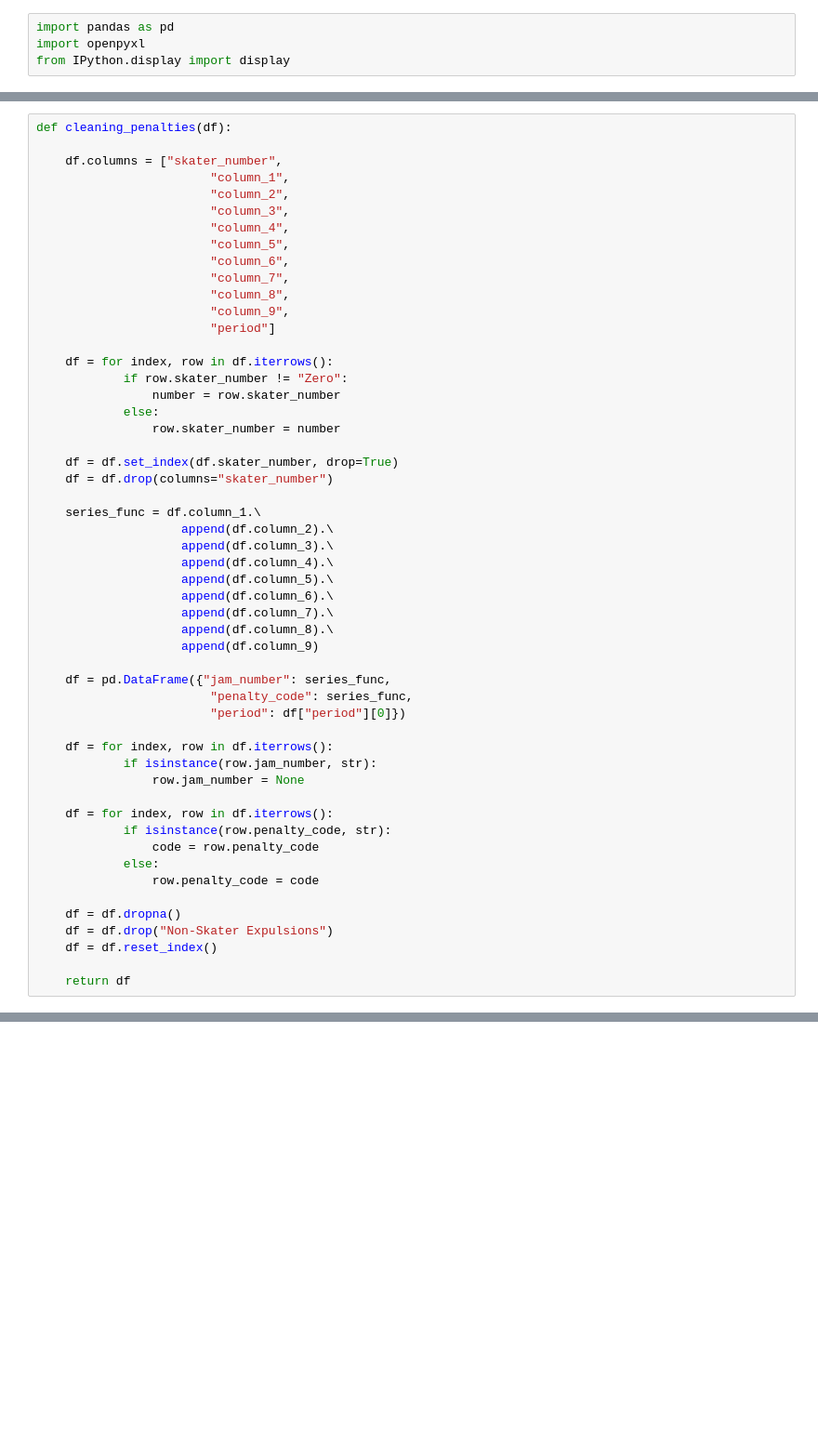
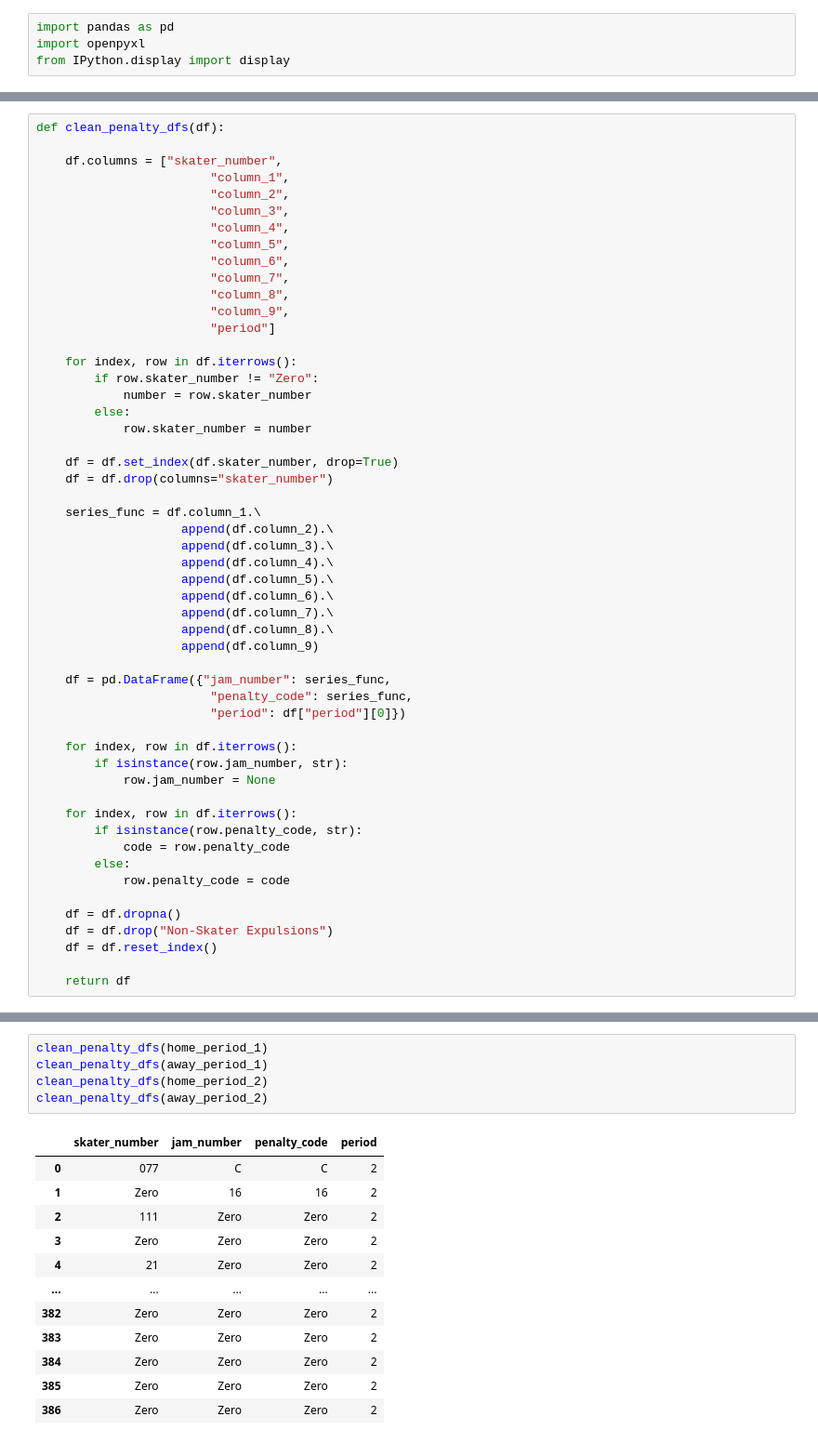
Before and after one commit to Jen-Dean/GGRD_DataBase, a Jupyter notebook: draft_notebooks/draft_penalties_function_version_1.ipynb, the cells around one changed output, grey strips where cells are left out. Shown at 93% size. Drawn from its saved outputs; the diff is of its cells as text; blank space fills up the shorter version.

```diff
--- a/draft_notebooks/draft_penalties_function_version_1.ipynb
+++ b/draft_notebooks/draft_penalties_function_version_1.ipynb
@@ -135,5 +141,5 @@ period_series
 # %%
-def cleaning_penalties(df):
+def clean_penalty_dfs(df):
 
     df.columns = ["skater_number",
                         "column_1",
@@ -147,11 +153,11 @@ def cleaning_penalties(df):
                         "column_9",
                         "period"]
 
-    df = for index, row in df.iterrows():
-            if row.skater_number != "Zero":
-                number = row.skater_number
-            else:
-                row.skater_number = number
+    for index, row in df.iterrows():
+        if row.skater_number != "Zero":
+            number = row.skater_number
+        else:
+            row.skater_number = number
 
     df = df.set_index(df.skater_number, drop=True)
     df = df.drop(columns="skater_number")
@@ -170,15 +176,15 @@ def cleaning_penalties(df):
                         "penalty_code": series_func,
                         "period": df["period"][0]})
 
-    df = for index, row in df.iterrows():
-            if isinstance(row.jam_number, str):
-                row.jam_number = None
+    for index, row in df.iterrows():
+        if isinstance(row.jam_number, str):
+            row.jam_number = None
 
-    df = for index, row in df.iterrows():
-            if isinstance(row.penalty_code, str):
-                code = row.penalty_code
-            else:
-                row.penalty_code = code
+    for index, row in df.iterrows():
+        if isinstance(row.penalty_code, str):
+            code = row.penalty_code
+        else:
+            row.penalty_code = code
 
     df = df.dropna()
     df = df.drop("Non-Skater Expulsions")
@@ -189,0 +194,18 @@ cleaning_penalties(home_period_1)
+# %%
+clean_penalty_dfs(home_period_1)
+clean_penalty_dfs(away_period_1)
+clean_penalty_dfs(home_period_2)
+clean_penalty_dfs(away_period_2)
+# %% [output]
+|  | skater_number | jam_number | penalty_code | period |
+| 0 | 077 | C | C | 2 |
+| 1 | Zero | 16 | 16 | 2 |
+| 2 | 111 | Zero | Zero | 2 |
+| 3 | Zero | Zero | Zero | 2 |
+| 4 | 21 | Zero | Zero | 2 |
+| ... | ... | ... | ... | ... |
+| 382 | Zero | Zero | Zero | 2 |
+| 383 | Zero | Zero | Zero | 2 |
+| 384 | Zero | Zero | Zero | 2 |
+| 385 | Zero | Zero | Zero | 2 |
+| 386 | Zero | Zero | Zero | 2 |
```
Also changed, not shown: parts of 12 cells of this notebook.
